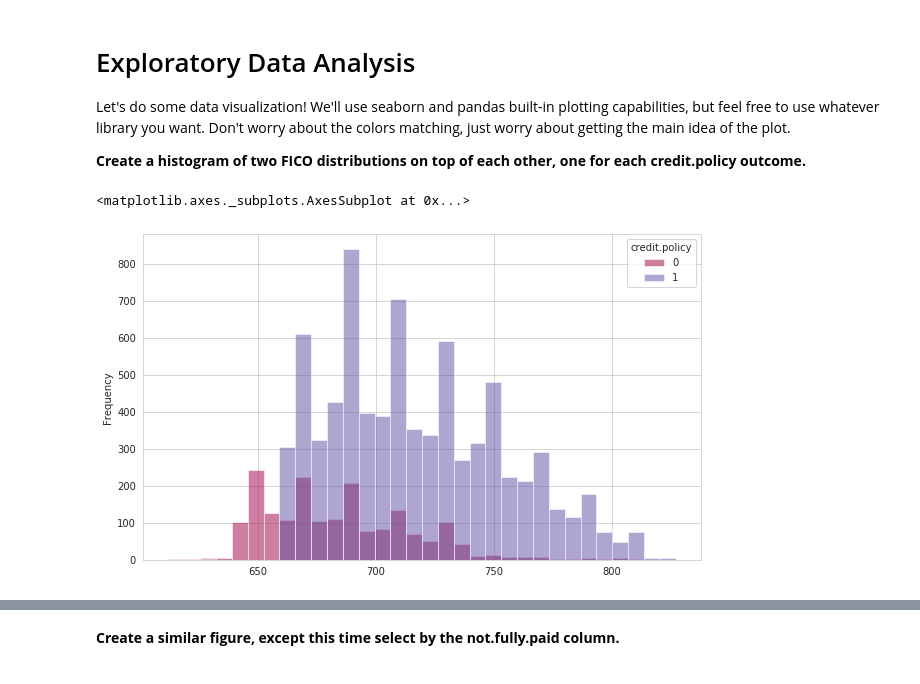
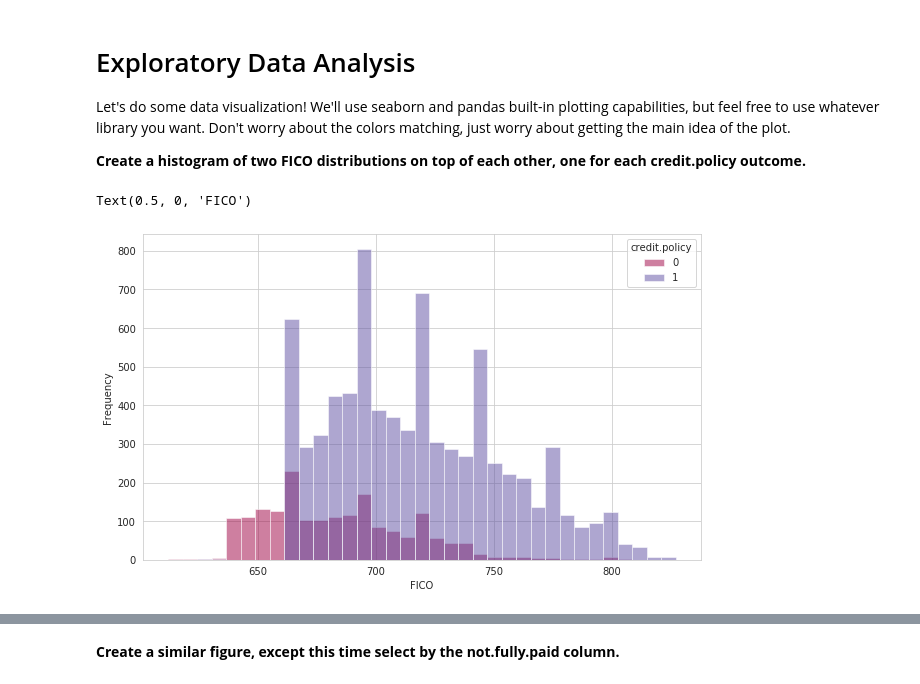
Before and after one commit to GkouskosV/Python-for-Data-Science-and-Machine-Learning-Bootcamp, a Jupyter notebook: Machine_Learning_Sections/DecisionTrees_and_RandomForests/LendingClub_RandomForest_Project.ipynb, the cells around one changed output, grey strips where cells are left out. Drawn from its saved outputs; the diff is of its cells as text; code cells hidden in the pictures.

```diff
--- a/Machine_Learning_Sections/DecisionTrees_and_RandomForests/LendingClub_RandomForest_Project.ipynb
+++ b/Machine_Learning_Sections/DecisionTrees_and_RandomForests/LendingClub_RandomForest_Project.ipynb
@@ -98,10 +98,12 @@ Let's do some data visualization! We'll use seaborn and pandas built-in plotting
 # %%
 sns.set_style('whitegrid')
 # %%
-loans.pivot_table(values='fico', columns='credit.policy', index=loans.index).plot.hist(bins=32,
+# 1st way with pivot table
+loans.pivot_table(values='fico', columns='credit.policy', index=loans.index).plot.hist(bins=35,
                                                                                        alpha=0.5,
                                                                                        figsize=(10,6),
                                                                                        cmap='Spectral')
+plt.xlabel('FICO')
 # %% [output]
-<matplotlib.axes._subplots.AxesSubplot at 0x...>
+Text(0.5, 0, 'FICO')
-[figure, old version]
+[figure, new version]
```
Also changed, not shown: parts of 6 cells of this notebook.
